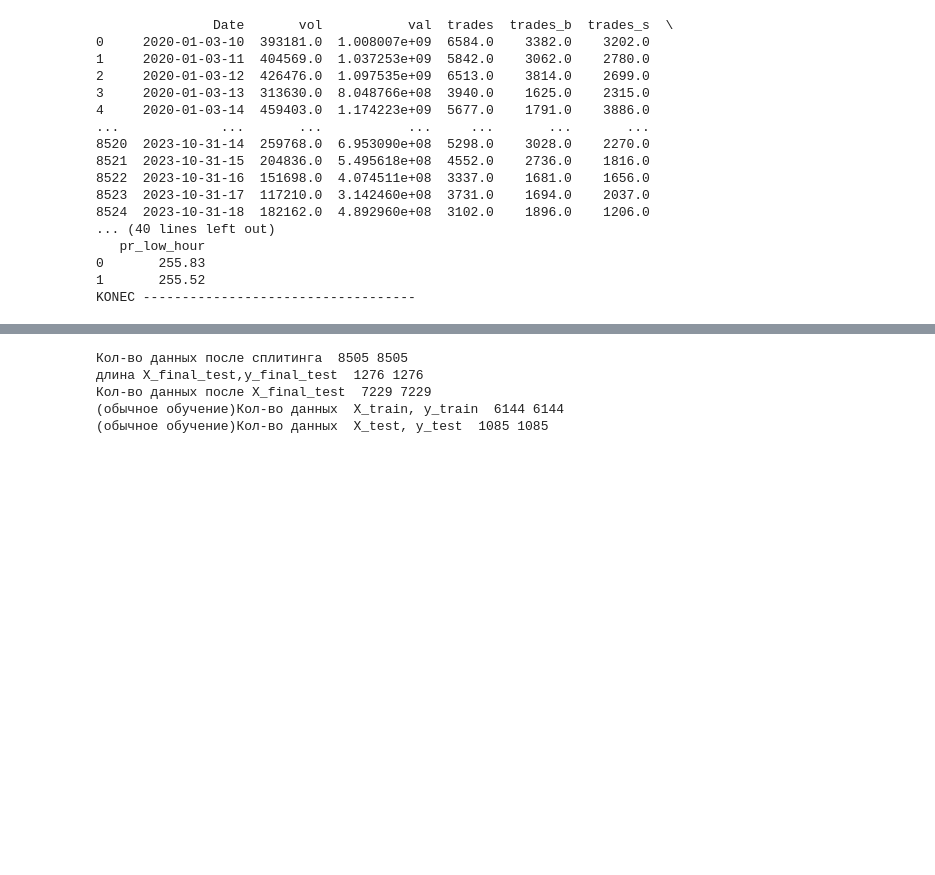
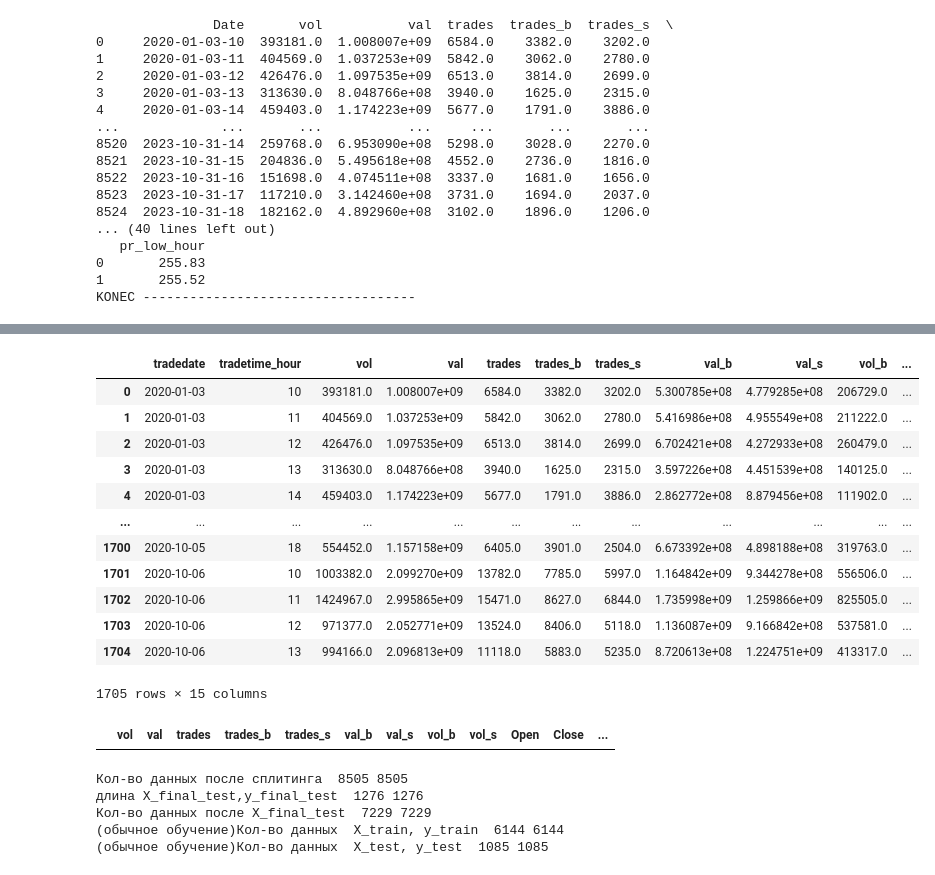
Before and after one commit to CHURA2049/KanNootebook, a Jupyter notebook: LSTM_version1.ipynb, the cells around one changed output, grey strips where cells are left out. Drawn from its saved outputs; the diff is of its cells as text; code cells hidden in the pictures; blank space fills up the shorter version.

```diff
--- a/LSTM_version1.ipynb
+++ b/LSTM_version1.ipynb
@@ -70,3 +72,10 @@ target_scaler = MinMaxScaler(feature_range=(0, 1))
 df_scaled[['Open', 'Close']] = target_scaler.fit_transform(dataFrame[['Open', 'Close']].to_numpy())
 df_scaled = df_scaled.astype(float)
 # df_scaled = dataFrame.astype(float)
+# %%
+#Также выделяем столько же дат в ДФ с датами
+date_temp=dataFrame['tradedate']
+n = int(len(date_temp) * 0.80)
+# выбираем последние n строк
+date_df_test = date_temp.iloc[-n:]
+date_df= date_temp.iloc[:-n]
@@ -79,11 +105,25 @@ df_test = dataFrame.iloc[-n:]
 dataFrame= dataFrame.iloc[:-n] # Убираем последние n% строк из основного датасета
 # Здесь нЗакончим создавать тестовую выборку
 # %%
-# Также выделяем столько же дат в ДФ с датами
-
-# выбираем последние n строк
-date_df_test = dataFrame.iloc[-n:]
-date_df= dataFrame.iloc[:-n]
+date_df
+# %% [output]
+|  | tradedate | tradetime_hour | vol | val | trades | trades_b | trades_s | val_b | val_s | vol_b | ... |
+| 0 | 2020-01-03 | 10 | 393181.0 | 1.008007e+09 | 6584.0 | 3382.0 | 3202.0 | 5.300785e+08 | 4.779285e+08 | 206729.0 | ... |
+| 1 | 2020-01-03 | 11 | 404569.0 | 1.037253e+09 | 5842.0 | 3062.0 | 2780.0 | 5.416986e+08 | 4.955549e+08 | 211222.0 | ... |
+| 2 | 2020-01-03 | 12 | 426476.0 | 1.097535e+09 | 6513.0 | 3814.0 | 2699.0 | 6.702421e+08 | 4.272933e+08 | 260479.0 | ... |
+| 3 | 2020-01-03 | 13 | 313630.0 | 8.048766e+08 | 3940.0 | 1625.0 | 2315.0 | 3.597226e+08 | 4.451539e+08 | 140125.0 | ... |
+| 4 | 2020-01-03 | 14 | 459403.0 | 1.174223e+09 | 5677.0 | 1791.0 | 3886.0 | 2.862772e+08 | 8.879456e+08 | 111902.0 | ... |
+| ... | ... | ... | ... | ... | ... | ... | ... | ... | ... | ... | ... |
+| 1700 | 2020-10-05 | 18 | 554452.0 | 1.157158e+09 | 6405.0 | 3901.0 | 2504.0 | 6.673392e+08 | 4.898188e+08 | 319763.0 | ... |
+| 1701 | 2020-10-06 | 10 | 1003382.0 | 2.099270e+09 | 13782.0 | 7785.0 | 5997.0 | 1.164842e+09 | 9.344278e+08 | 556506.0 | ... |
+| 1702 | 2020-10-06 | 11 | 1424967.0 | 2.995865e+09 | 15471.0 | 8627.0 | 6844.0 | 1.735998e+09 | 1.259866e+09 | 825505.0 | ... |
+| 1703 | 2020-10-06 | 12 | 971377.0 | 2.052771e+09 | 13524.0 | 8406.0 | 5118.0 | 1.136087e+09 | 9.166842e+08 | 537581.0 | ... |
+| 1704 | 2020-10-06 | 13 | 994166.0 | 2.096813e+09 | 11118.0 | 5883.0 | 5235.0 | 8.720613e+08 | 1.224751e+09 | 413317.0 | ... |
+1705 rows × 15 columns
+# %%
+date_df
+# %% [output]
+|  | vol | val | trades | trades_b | trades_s | val_b | val_s | vol_b | vol_s | Open | Close | ... |
 # %%
 # Single step dataset preparation
 def singleStepSampler(df, window):
```
Also changed, not shown: parts of 3 cells of this notebook, 4 other files.
